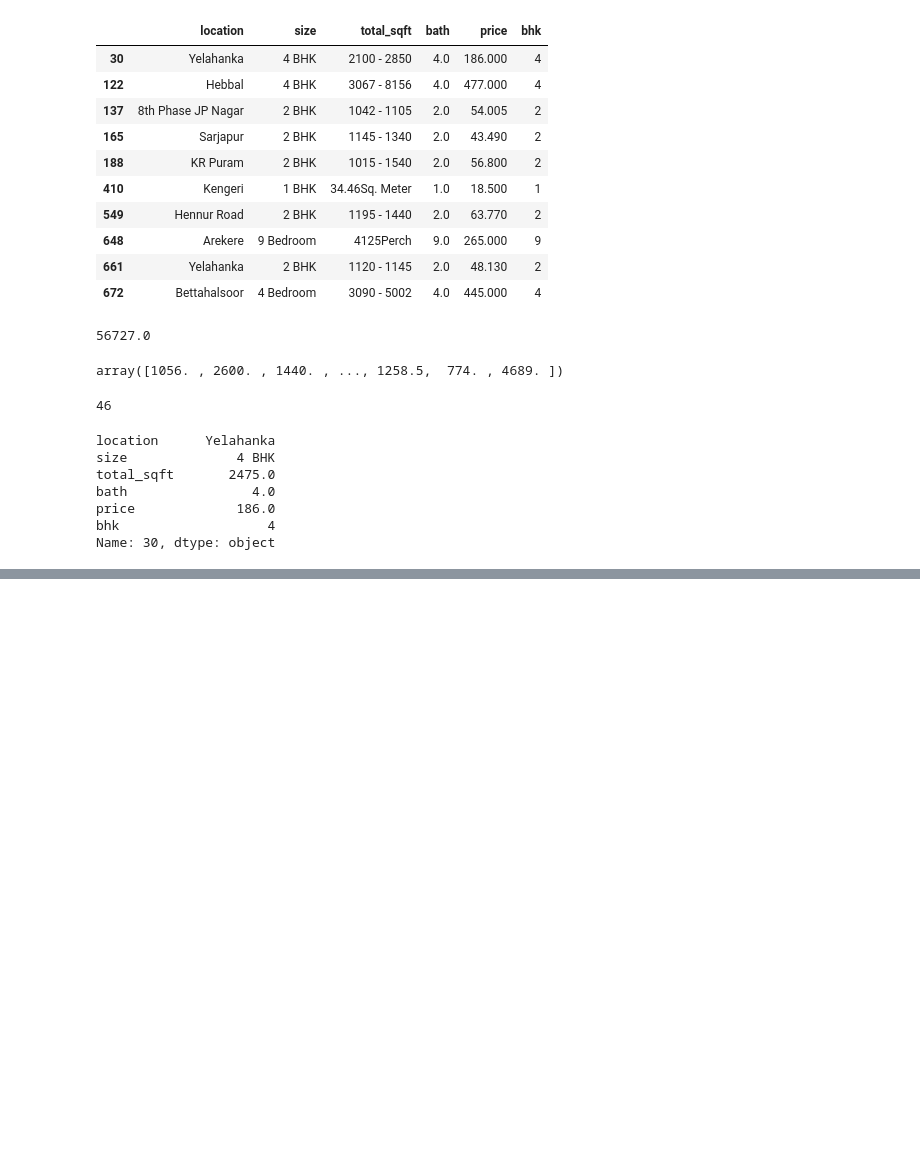
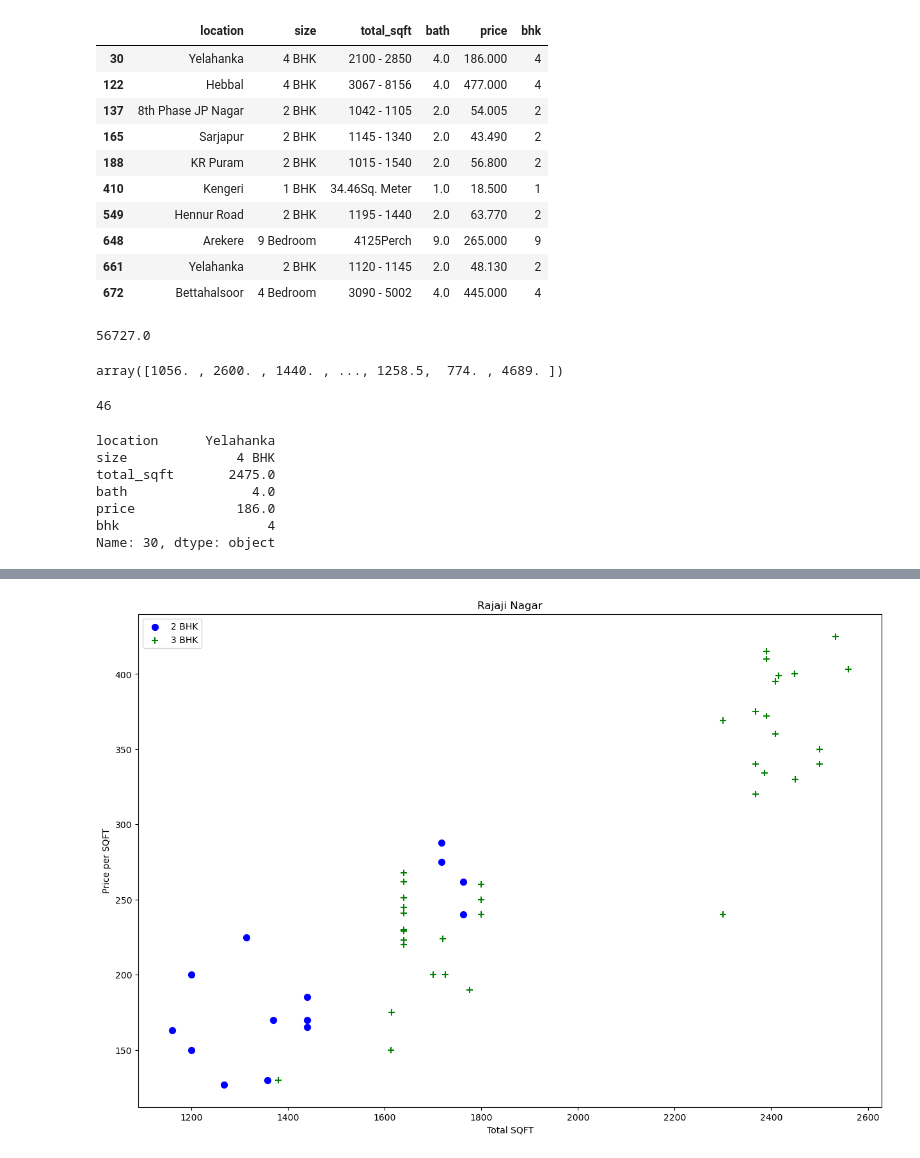
Before and after one commit to rolansy/Real-Estate-Price-Predictor, a Jupyter notebook: Real Estate Price Prediction.ipynb, the cells around one changed output, grey strips where cells are left out. Drawn from its saved outputs; the diff is of its cells as text; code cells hidden in the pictures; blank space fills up the shorter version.

```diff
--- a/Real Estate Price Prediction.ipynb
+++ b/Real Estate Price Prediction.ipynb
@@ -274,0 +356,4 @@ len(df5.location.unique())
+# %%
+plot_loc_bhk_price(df7,'Rajaji Nagar')
+# %% [output]
+[figure, added]
```
Also changed, not shown: parts of 75 cells of this notebook.
